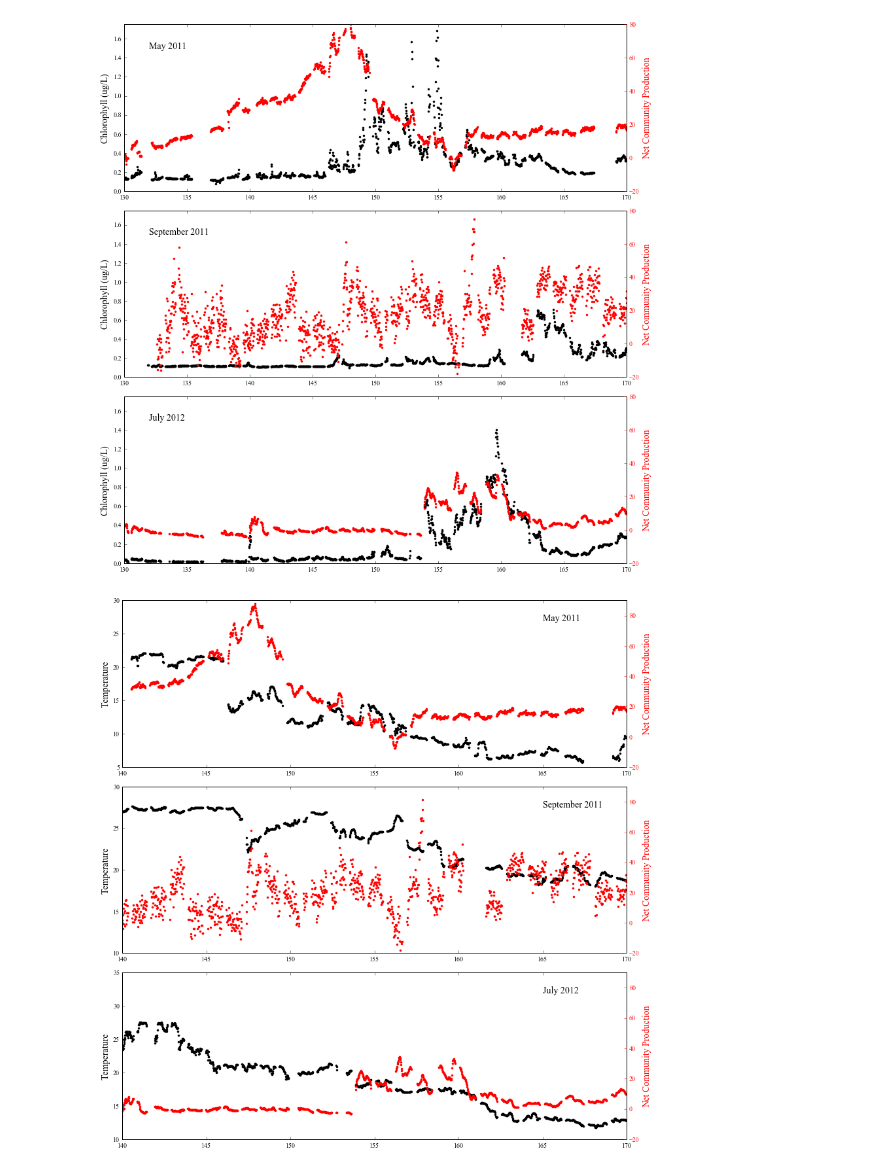
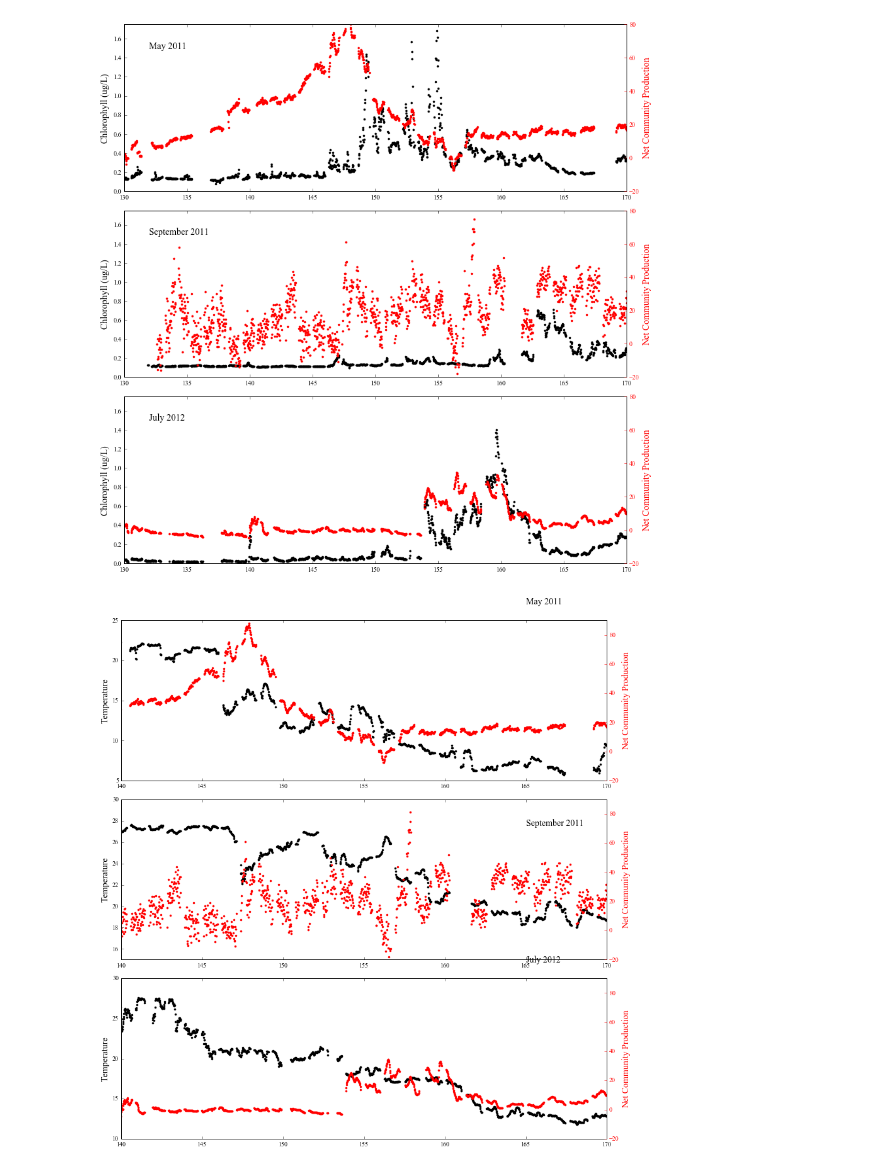
Before and after one commit to sophieclayton/kuroshio_productivity, a Jupyter notebook: Chl_calib.ipynb, the cells around one changed output. Drawn from its saved outputs; the diff is of its cells as text; code cells hidden in the pictures.

```diff
--- a/Chl_calib.ipynb
+++ b/Chl_calib.ipynb
@@ -178,41 +178,41 @@ ax1.plot(Tok1['Lon'], Tok1['T'], '.k')
 ax4 = ax1.twinx()
 ax4.plot(Tok1['Lon'], Tok1['Air-sea flux'], '.r')
 ax1.set_xlim([140, 170])
-ax1.set_ylim([5, 30])
+ax1.set_ylim([5, 25])
 ax4.set_ylim([-20, 90])
 ax1.text(165, 27,'May 2011', fontsize = 14)
 
 ax1.set_ylabel('Temperature', color='k', fontsize = 14)
 ax4.set_ylabel('Net Community Production', color= 'r', fontsize = 14)
 ax4.tick_params(colors='r')
 
 ax2.plot(Tok3['Lon'], Tok3['T'], '.k')
 ax5 = ax2.twinx()
 ax5.plot(Tok3['Lon'], Tok3['Air-sea flux'], '.r')
 ax2.set_xlim([140, 170])
-ax2.set_ylim([10, 30])
+ax2.set_ylim([15, 30])
 ax5.set_ylim([-20, 90])
 ax2.text(165, 27.5,'September 2011', fontsize = 14)
 
 ax2.set_ylabel('Temperature', color='k', fontsize = 14)
 ax5.set_ylabel('Net Community Production', color= 'r', fontsize = 14)
 ax5.tick_params(colors='r')
 
 ax3.plot(Tian['Lon'], Tian['T'], '.k')
 ax6 = ax3.twinx()
 ax6.plot(Tian['Lon'], Tian['Air-sea flux'], '.r')
 ax3.set_xlim([140, 170])
-ax3.set_ylim([10, 35])
+ax3.set_ylim([10, 30])
 ax6.set_ylim([-20, 90])
 ax3.text(165, 32,'July 2012', fontsize = 14)
 
 ax3.set_ylabel('Temperature', color='k', fontsize = 14)
 ax6.set_ylabel('Net Community Production', color= 'r', fontsize = 14)
 ax6.tick_params(colors='r')
 ax6.set_xlabel('Longitude', fontsize = 14)
 
 plt.show()
 
-#fig2.savefig('../figures/uway_NCP_sst_MJS.png', dpi = 300)
+fig2.savefig('../figures/uway_NCP_sst_MJS.png', dpi = 300)
 # %% [output]
-[figure, old version]
+[figure, new version]
```
